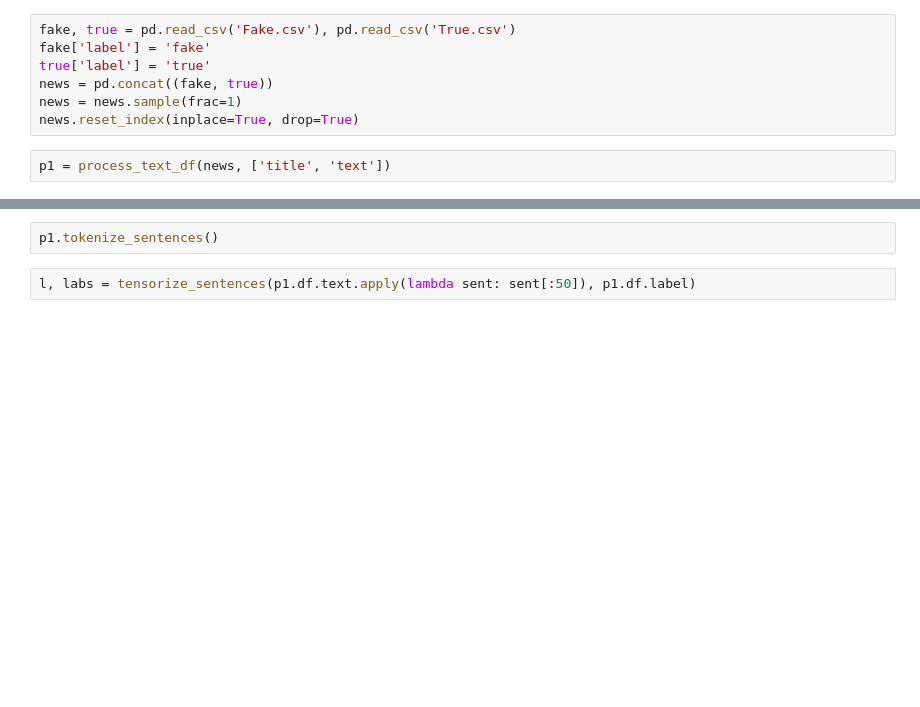
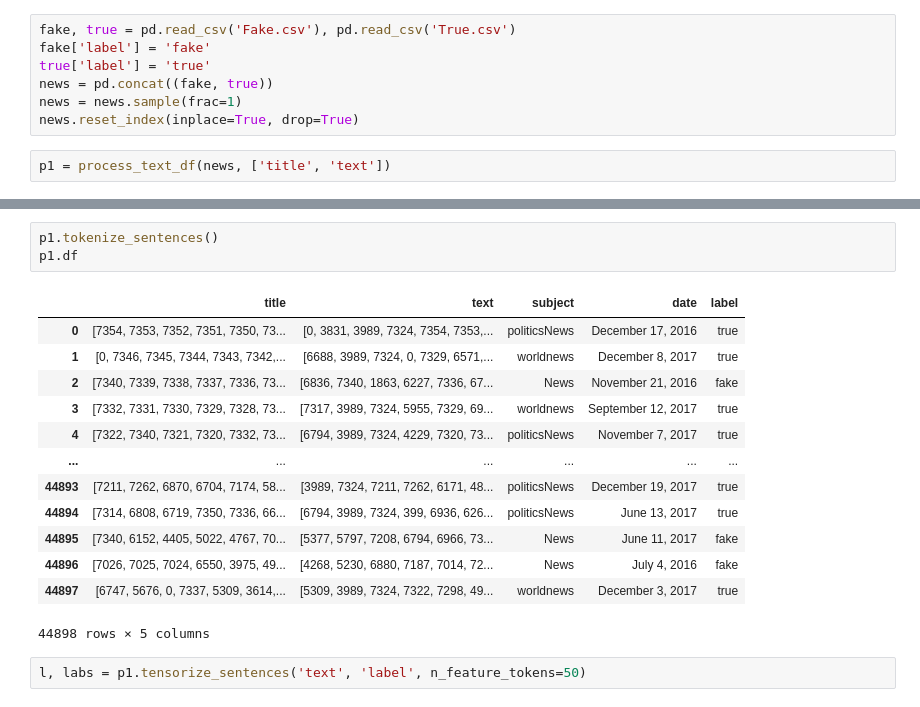
Before and after one commit to smanzi19/NewsNet, a Jupyter notebook: src/sample_nb.ipynb, the cells around one changed output, grey strips where cells are left out. Drawn from its saved outputs; the diff is of its cells as text; blank space fills up the shorter version.

```diff
--- a/src/sample_nb.ipynb
+++ b/src/sample_nb.ipynb
@@ -52,6 +50,21 @@ p1.df
 44898 rows × 5 columns
 # %%
 p1.tokenize_sentences()
+p1.df
+# %% [output]
+|  | title | text | subject | date | label |
+| 0 | [7354, 7353, 7352, 7351, 7350, 73... | [0, 3831, 3989, 7324, 7354, 7353,... | politicsNews | December 17, 2016 | true |
+| 1 | [0, 7346, 7345, 7344, 7343, 7342,... | [6688, 3989, 7324, 0, 7329, 6571,... | worldnews | December 8, 2017 | true |
+| 2 | [7340, 7339, 7338, 7337, 7336, 73... | [6836, 7340, 1863, 6227, 7336, 67... | News | November 21, 2016 | fake |
+| 3 | [7332, 7331, 7330, 7329, 7328, 73... | [7317, 3989, 7324, 5955, 7329, 69... | worldnews | September 12, 2017 | true |
+| 4 | [7322, 7340, 7321, 7320, 7332, 73... | [6794, 3989, 7324, 4229, 7320, 73... | politicsNews | November 7, 2017 | true |
+| ... | ... | ... | ... | ... | ... |
+| 44893 | [7211, 7262, 6870, 6704, 7174, 58... | [3989, 7324, 7211, 7262, 6171, 48... | politicsNews | December 19, 2017 | true |
+| 44894 | [7314, 6808, 6719, 7350, 7336, 66... | [6794, 3989, 7324, 399, 6936, 626... | politicsNews | June 13, 2017 | true |
+| 44895 | [7340, 6152, 4405, 5022, 4767, 70... | [5377, 5797, 7208, 6794, 6966, 73... | News | June 11, 2017 | fake |
+| 44896 | [7026, 7025, 7024, 6550, 3975, 49... | [4268, 5230, 6880, 7187, 7014, 72... | News | July 4, 2016 | fake |
+| 44897 | [6747, 5676, 0, 7337, 5309, 3614,... | [5309, 3989, 7324, 7322, 7298, 49... | worldnews | December 3, 2017 | true |
+44898 rows × 5 columns
 # %%
-l, labs = tensorize_sentences(p1.df.text.apply(lambda sent: sent[:50]), p1.df.label)
+l, labs = p1.tensorize_sentences('text', 'label', n_feature_tokens=50)
 # %%
```
Also changed, not shown: parts of 9 cells of this notebook, 2 other files.
